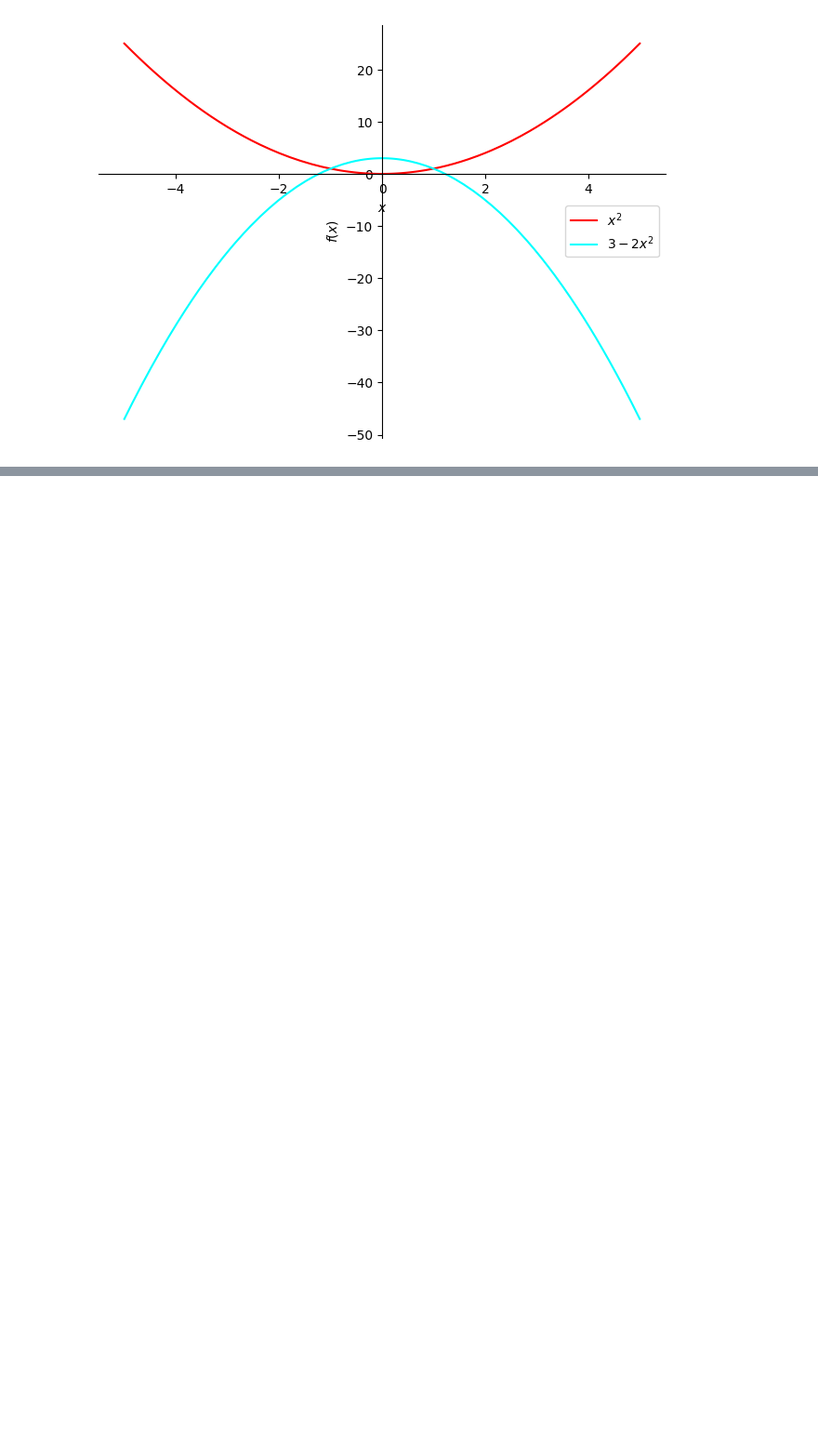
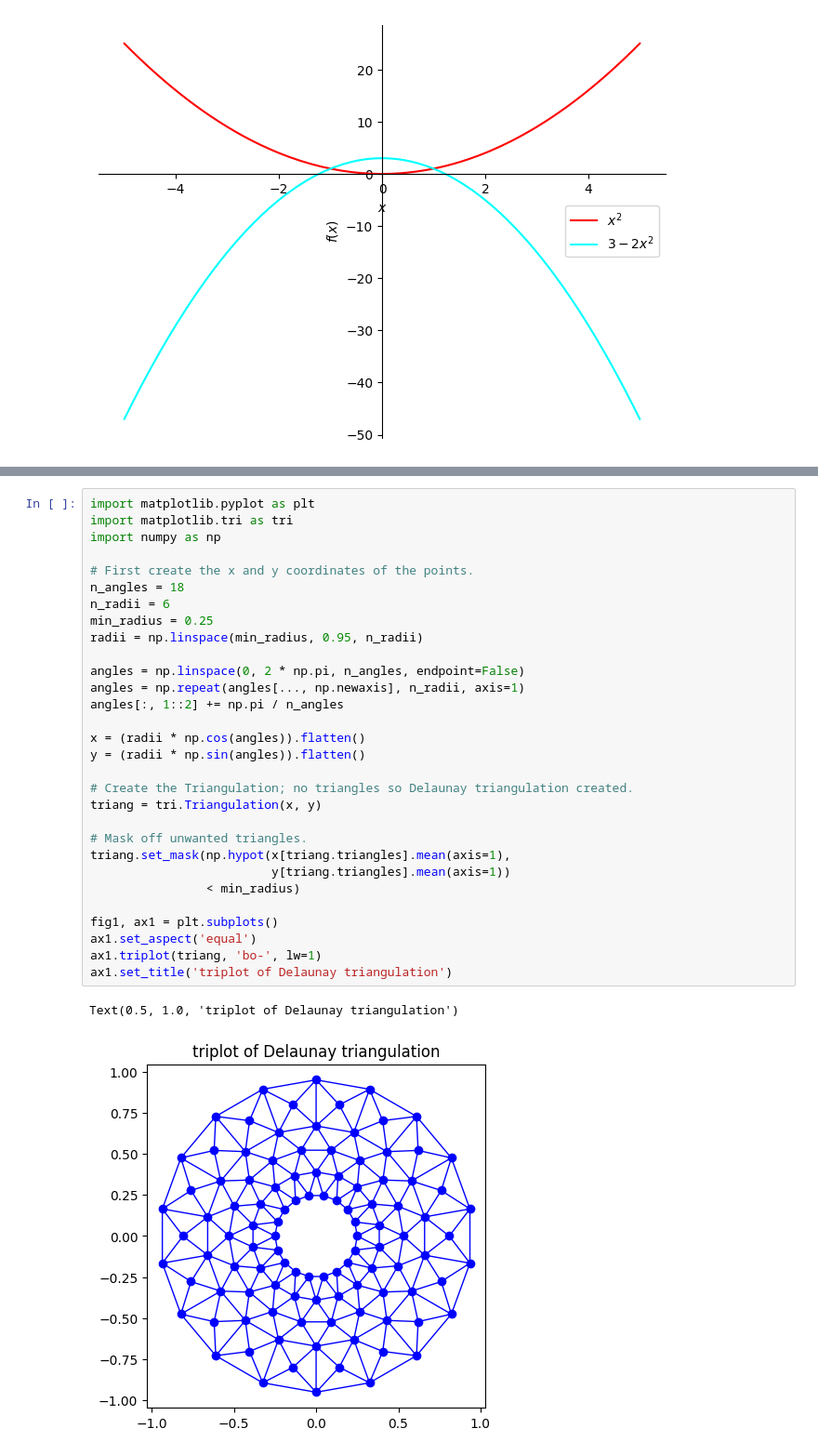
Before and after one commit to heath-barnett/chem3020, a Jupyter notebook: basic_plotting.ipynb, the cells around one changed output, grey strips where cells are left out. Shown at 93% size. Cells and saved outputs as stored; diff of their text form; blank space fills up the shorter version.

```diff
--- a/basic_plotting.ipynb
+++ b/basic_plotting.ipynb
@@ -303,0 +145,33 @@ Yes
+# %%
+import matplotlib.pyplot as plt
+import matplotlib.tri as tri
+import numpy as np
+
+# First create the x and y coordinates of the points.
+n_angles = 18
+n_radii = 6
+min_radius = 0.25
+radii = np.linspace(min_radius, 0.95, n_radii)
+
+angles = np.linspace(0, 2 * np.pi, n_angles, endpoint=False)
+angles = np.repeat(angles[..., np.newaxis], n_radii, axis=1)
+angles[:, 1::2] += np.pi / n_angles
+
+x = (radii * np.cos(angles)).flatten()
+y = (radii * np.sin(angles)).flatten()
+
+# Create the Triangulation; no triangles so Delaunay triangulation created.
+triang = tri.Triangulation(x, y)
+
+# Mask off unwanted triangles.
+triang.set_mask(np.hypot(x[triang.triangles].mean(axis=1),
+                         y[triang.triangles].mean(axis=1))
+                < min_radius)
+
+fig1, ax1 = plt.subplots()
+ax1.set_aspect('equal')
+ax1.triplot(triang, 'bo-', lw=1)
+ax1.set_title('triplot of Delaunay triangulation')
+# %% [output]
+Text(0.5, 1.0, 'triplot of Delaunay triangulation')
+[figure, added]
```
Also changed, not shown: parts of 31 cells of this notebook.
